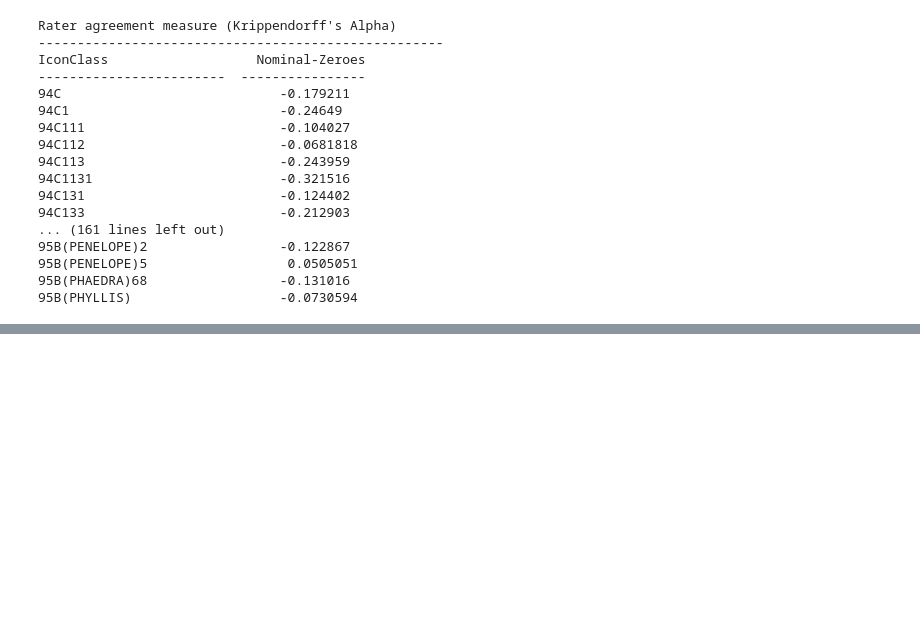
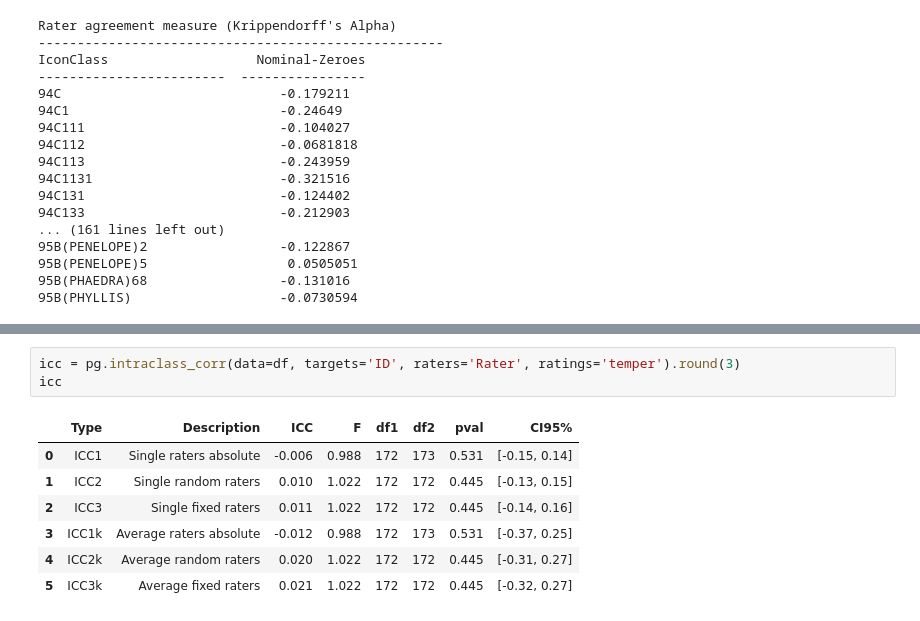
Before and after one commit to unil-ish/Hertziana_IconClass_Public, a Jupyter notebook: analytics/bhmpi_senti_iconclass.ipynb, the cells around one changed output, grey strips where cells are left out. Saved outputs shown, nothing was run; the diff lists cells and outputs as text; blank space fills up the shorter version.

```diff
--- a/analytics/bhmpi_senti_iconclass.ipynb
+++ b/analytics/bhmpi_senti_iconclass.ipynb
@@ -719,0 +836,11 @@ IconClass                   Nominal-Zeroes
+# %%
+icc = pg.intraclass_corr(data=df, targets='ID', raters='Rater', ratings='temper').round(3)
+icc
+# %% [output]
+|  | Type | Description | ICC | F | df1 | df2 | pval | CI95% |
+| 0 | ICC1 | Single raters absolute | -0.006 | 0.988 | 172 | 173 | 0.531 | [-0.15, 0.14] |
+| 1 | ICC2 | Single random raters | 0.010 | 1.022 | 172 | 172 | 0.445 | [-0.13, 0.15] |
+| 2 | ICC3 | Single fixed raters | 0.011 | 1.022 | 172 | 172 | 0.445 | [-0.14, 0.16] |
+| 3 | ICC1k | Average raters absolute | -0.012 | 0.988 | 172 | 173 | 0.531 | [-0.37, 0.25] |
+| 4 | ICC2k | Average random raters | 0.020 | 1.022 | 172 | 172 | 0.445 | [-0.31, 0.27] |
+| 5 | ICC3k | Average fixed raters | 0.021 | 1.022 | 172 | 172 | 0.445 | [-0.32, 0.27] |
```
Also changed, not shown: parts of 18 cells of this notebook, 8 other files.
